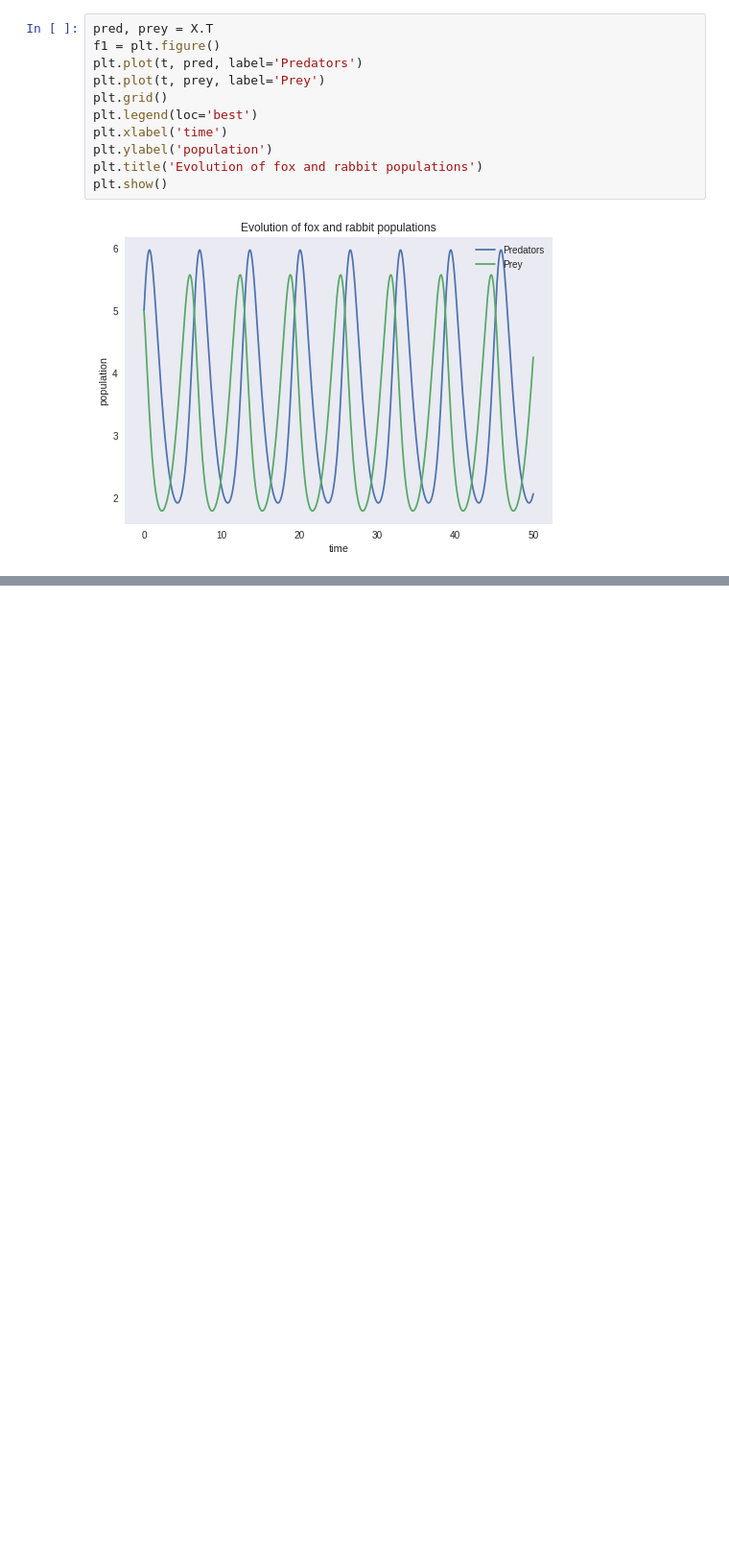
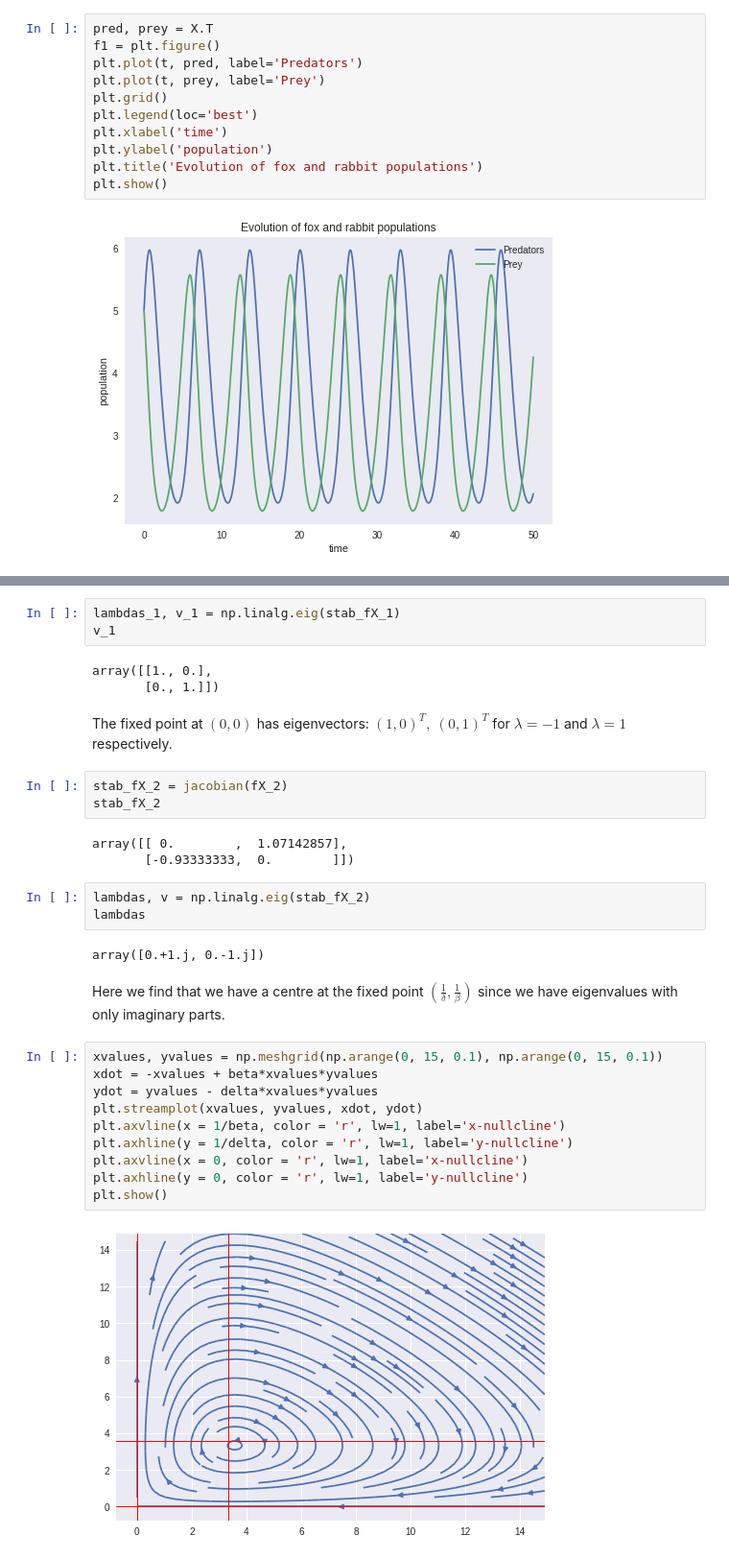
Before and after one commit to thomasarmstrong98/ODE_statistical_inference, a Jupyter notebook: ode_solver_exploration.ipynb, the cells around one changed output, grey strips where cells are left out. Shown at 96% size. Drawn from its saved outputs; the diff is of its cells as text; blank space fills up the shorter version.

```diff
--- a/ode_solver_exploration.ipynb
+++ b/ode_solver_exploration.ipynb
@@ -71,0 +82,33 @@ fX_2 = np.array([1/delta, 1/beta])
+# %%
+lambdas_1, v_1 = np.linalg.eig(stab_fX_1)
+v_1
+# %% [output]
+array([[1., 0.],
+       [0., 1.]])
+# %% [markdown]
+The fixed point at $(0,0)$ has eigenvectors:  $(1,0)^T, \: (0,1)^T$ for $\lambda = -1$ and $\lambda = 1$ respectively.
+# %%
+stab_fX_2 = jacobian(fX_2)
+stab_fX_2
+# %% [output]
+array([[ 0.        ,  1.07142857],
+       [-0.93333333,  0.        ]])
+# %%
+lambdas, v = np.linalg.eig(stab_fX_2)
+lambdas
+# %% [output]
+array([0.+1.j, 0.-1.j])
+# %% [markdown]
+Here we find that we have a centre at the fixed point $(\frac{1}{\delta}, \frac{1}{\beta})$ since we have eigenvalues with only imaginary parts.
+# %%
+xvalues, yvalues = np.meshgrid(np.arange(0, 15, 0.1), np.arange(0, 15, 0.1))
+xdot = -xvalues + beta*xvalues*yvalues
+ydot = yvalues - delta*xvalues*yvalues
+plt.streamplot(xvalues, yvalues, xdot, ydot)
+plt.axvline(x = 1/beta, color = 'r', lw=1, label='x-nullcline')
+plt.axhline(y = 1/delta, color = 'r', lw=1, label='y-nullcline')
+plt.axvline(x = 0, color = 'r', lw=1, label='x-nullcline')
+plt.axhline(y = 0, color = 'r', lw=1, label='y-nullcline')
+plt.show()
+# %% [output]
+[figure, added]
```
Also changed, not shown: parts of 5 cells of this notebook.
